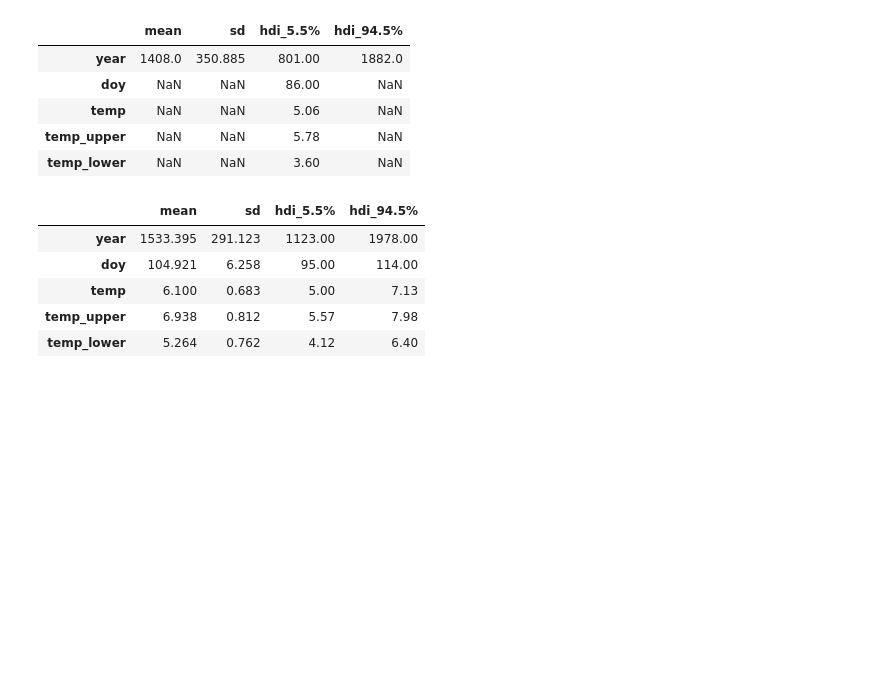
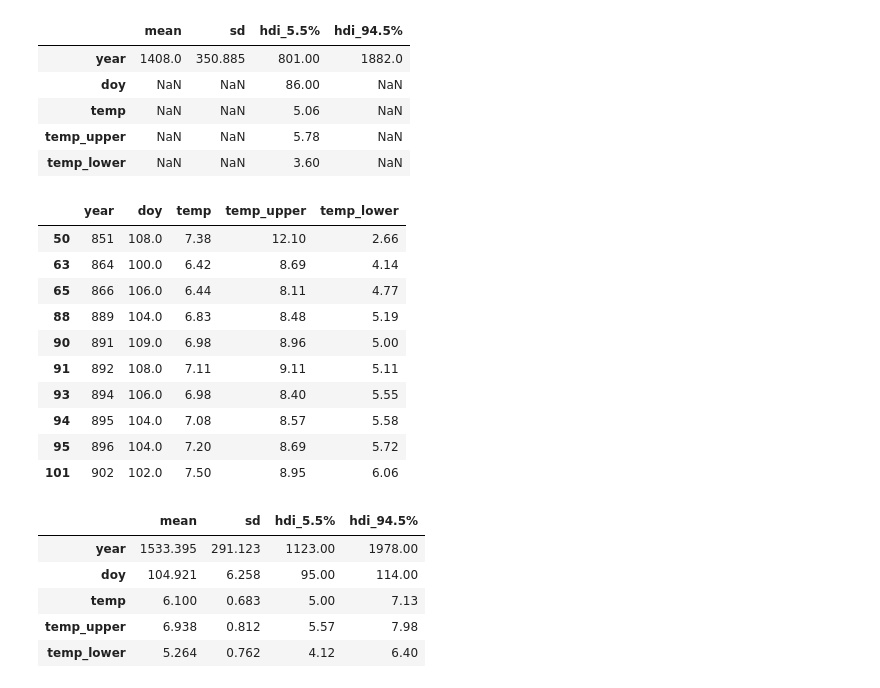
Before and after one commit to roland-hochmuth/stat_rethinking_2023, a Jupyter notebook: solutions/pymc/hw-4.ipynb, the cells around one changed output. Cells and saved outputs as stored; diff of their text form; code cells hidden in the pictures; blank space fills up the shorter version.

```diff
--- a/solutions/pymc/hw-4.ipynb
+++ b/solutions/pymc/hw-4.ipynb
@@ -425,6 +418,20 @@ az.summary(d.to_dict(orient="list"), kind="stats")
 | temp_lower | NaN | NaN | 3.60 | NaN |
 # %%
 d.dropna(subset=["temp", "doy"], inplace=True)
+# %%
+d.head(10)
+# %% [output]
+|  | year | doy | temp | temp_upper | temp_lower |
+| 50 | 851 | 108.0 | 7.38 | 12.10 | 2.66 |
+| 63 | 864 | 100.0 | 6.42 | 8.69 | 4.14 |
+| 65 | 866 | 106.0 | 6.44 | 8.11 | 4.77 |
+| 88 | 889 | 104.0 | 6.83 | 8.48 | 5.19 |
+| 90 | 891 | 109.0 | 6.98 | 8.96 | 5.00 |
+| 91 | 892 | 108.0 | 7.11 | 9.11 | 5.11 |
+| 93 | 894 | 106.0 | 6.98 | 8.40 | 5.55 |
+| 94 | 895 | 104.0 | 7.08 | 8.57 | 5.58 |
+| 95 | 896 | 104.0 | 7.20 | 8.69 | 5.72 |
+| 101 | 902 | 102.0 | 7.50 | 8.95 | 6.06 |
 # %%
 az.summary(d.to_dict(orient="list"), kind="stats")
 # %% [output]
```
Also changed, not shown: parts of 12 cells of this notebook, 3 other files.
